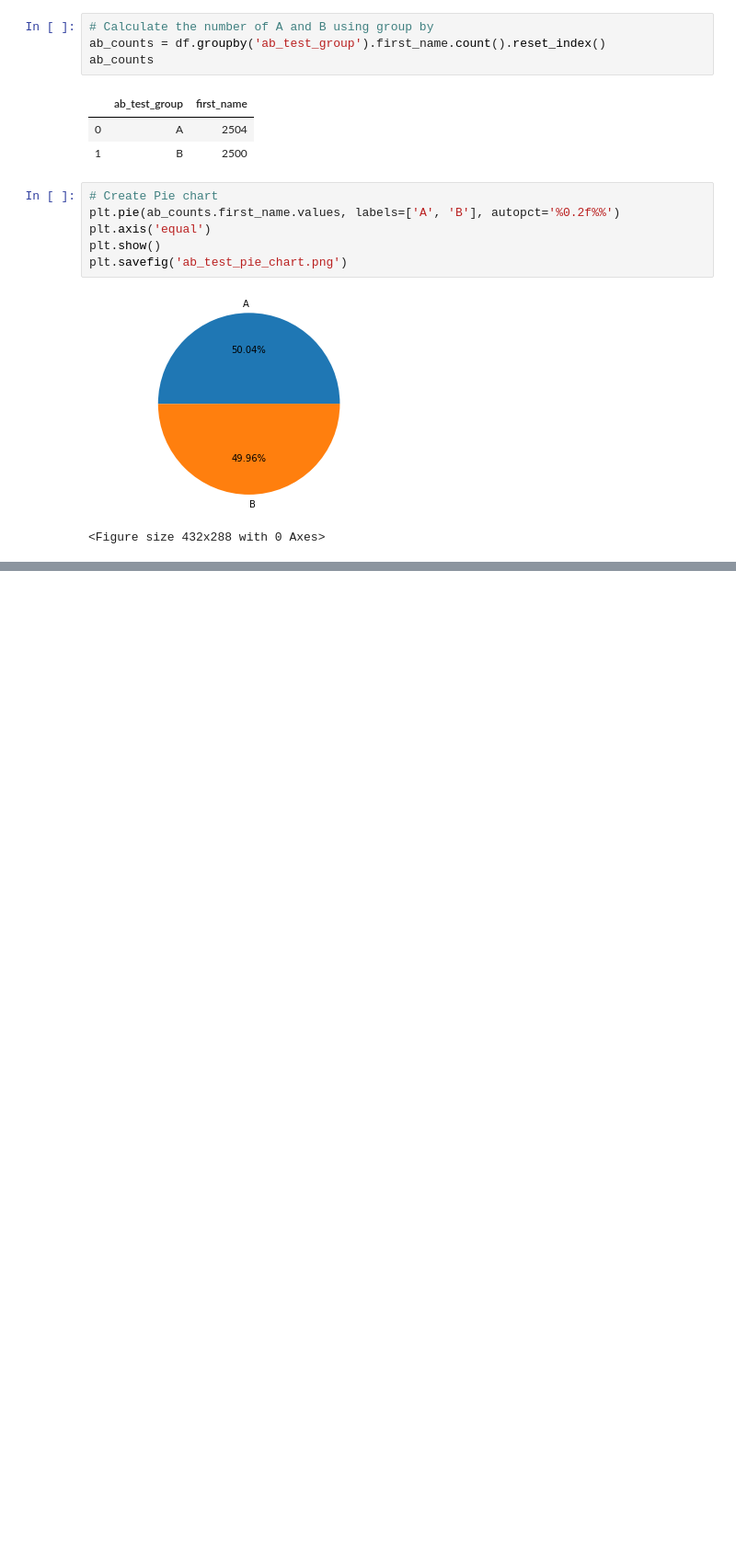
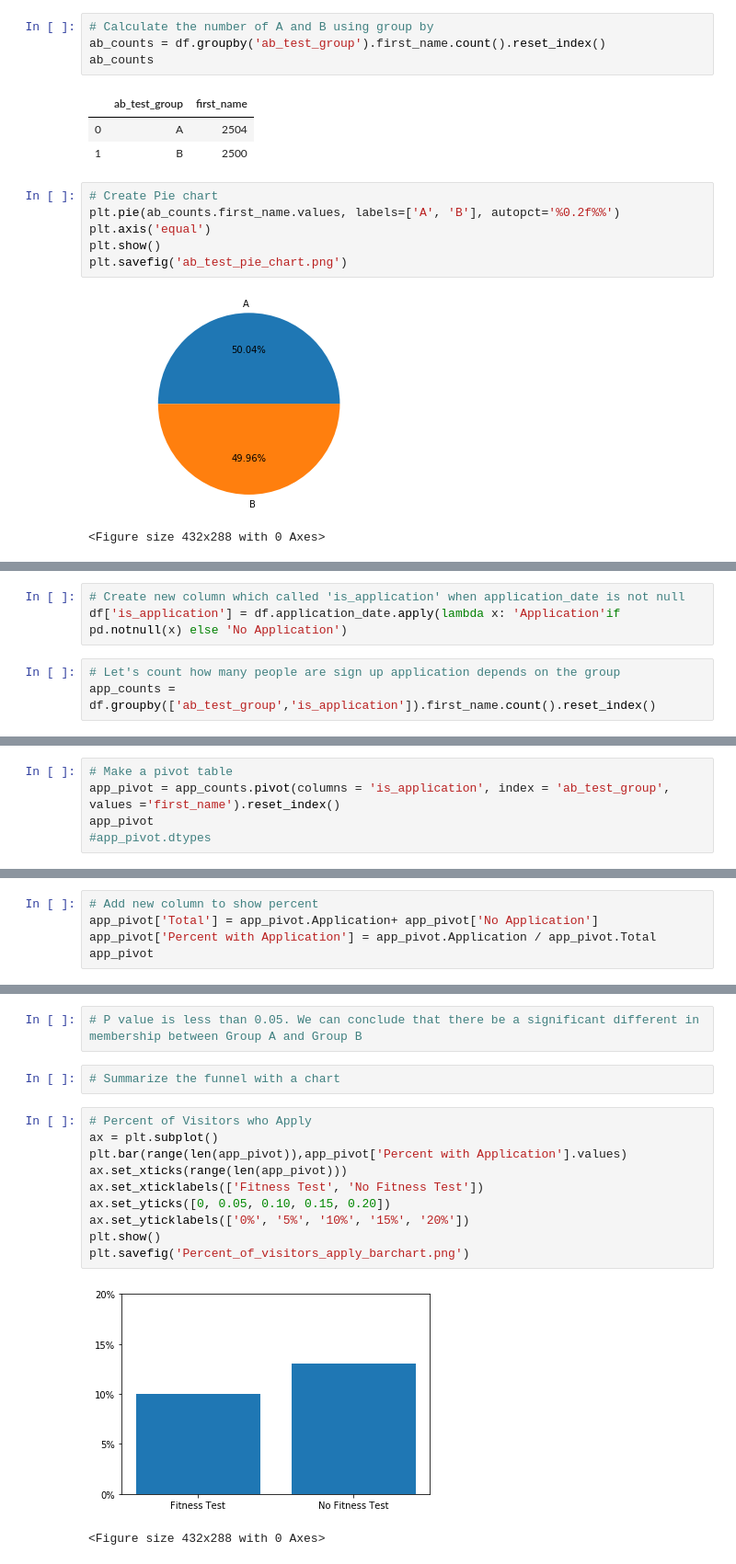
Before and after one commit to Zioq/Gym-Visitor-Data-Analysis-using-a-Funnels-and-Chi2-contingency, a Jupyter notebook: MuscleHub A_B Test Analysis.ipynb, the cells around one changed output, grey strips where cells are left out. Shown: that part at 92% size. Drawn from its saved outputs; the diff is of its cells as text; blank space fills up the shorter version.

Commit message:
Update Hypothesis Test and Bar chart Graph

```diff
--- a/MuscleHub A_B Test Analysis.ipynb
+++ b/MuscleHub A_B Test Analysis.ipynb
@@ -226,0 +234,6 @@ plt.savefig('ab_test_pie_chart.png')
+# %%
+# Create new column which called 'is_application' when application_date is not null
+df['is_application'] = df.application_date.apply(lambda x: 'Application'if pd.notnull(x) else 'No Application')
+# %%
+# Let's count how many people are sign up application depends on the group
+app_counts = df.groupby(['ab_test_group','is_application']).first_name.count().reset_index()
@@ -226,0 +248,5 @@ plt.savefig('ab_test_pie_chart.png')
+# %%
+# Make a pivot table
+app_pivot = app_counts.pivot(columns = 'is_application', index = 'ab_test_group', values ='first_name').reset_index()
+app_pivot
+#app_pivot.dtypes
@@ -226,0 +257,5 @@ plt.savefig('ab_test_pie_chart.png')
+# %%
+# Add new column to show percent
+app_pivot['Total'] = app_pivot.Application+ app_pivot['No Application']
+app_pivot['Percent with Application'] = app_pivot.Application / app_pivot.Total
+app_pivot
@@ -226,0 +378,17 @@ plt.savefig('ab_test_pie_chart.png')
+# %%
+# P value is less than 0.05. We can conclude that there be a significant different in membership between Group A and Group B
+# %%
+# Summarize the funnel with a chart
+# %%
+# Percent of Visitors who Apply
+ax = plt.subplot()
+plt.bar(range(len(app_pivot)),app_pivot['Percent with Application'].values)
+ax.set_xticks(range(len(app_pivot)))
+ax.set_xticklabels(['Fitness Test', 'No Fitness Test'])
+ax.set_yticks([0, 0.05, 0.10, 0.15, 0.20])
+ax.set_yticklabels(['0%', '5%', '10%', '15%', '20%'])
+plt.show()
+plt.savefig('Percent_of_visitors_apply_barchart.png')
+# %% [output]
+[figure, added]
+<Figure size 432x288 with 0 Axes>
```
Also changed, not shown: parts of 23 cells of this notebook, 3 other files.
